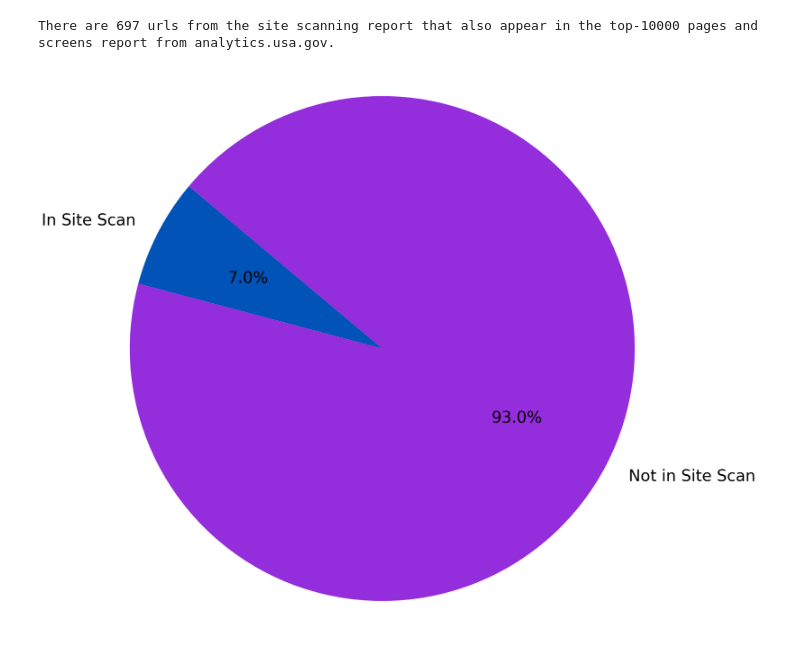
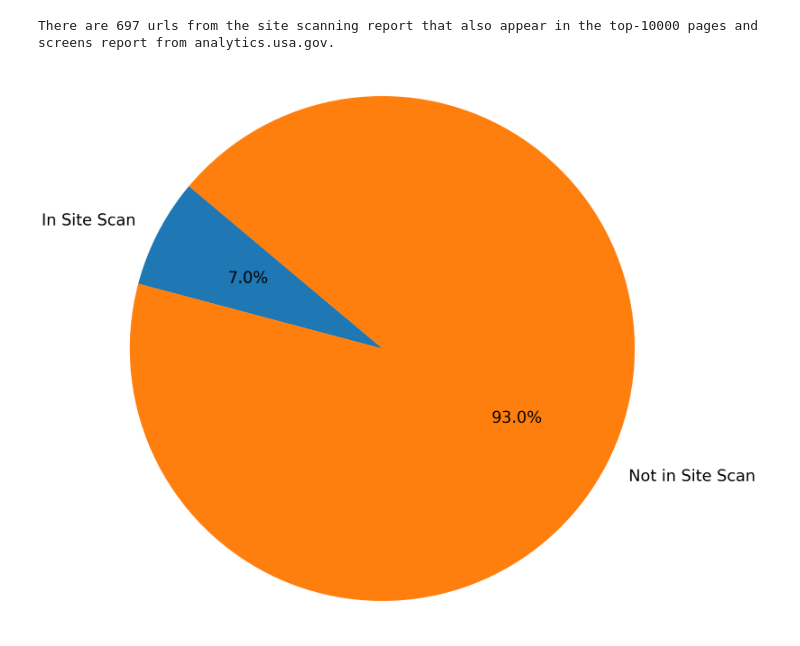
Before and after one commit to GSA-TTS/inclusive-web-performance-cx, a Jupyter notebook: research/top-10k-pages.ipynb, the cells around one changed output. Cells and saved outputs as stored; diff of their text form; code cells hidden in the pictures.

Commit message:
let matplotlib choose the colors

```diff
--- a/research/top-10k-pages.ipynb
+++ b/research/top-10k-pages.ipynb
@@ -42,19 +42,19 @@ There are 697 urls from the site scanning report that also appear in the top-100
 # %%
 import matplotlib.pyplot as plt
 
 common_urls_count = len(common_urls)
 other_urls_count = len(top10k) - common_urls_count
 
 # Data to plot
 labels = 'In Site Scan', 'Not in Site Scan'
 sizes = [common_urls_count, other_urls_count]
 
 plt.figure(figsize=(20, 20))
 
 # Create pie chart
-plt.pie(sizes, labels=labels, autopct='%1.1f%%', shadow=False, colors=['#0153b7', '#942ddb'], startangle=140, textprops={'fontsize': 32})
+plt.pie(sizes, labels=labels, autopct='%1.1f%%', shadow=False, startangle=140, textprops={'fontsize': 32})
 
 plt.axis('equal')
 plt.show()
 # %% [output]
-[figure, old version]
+[figure, new version]
```
